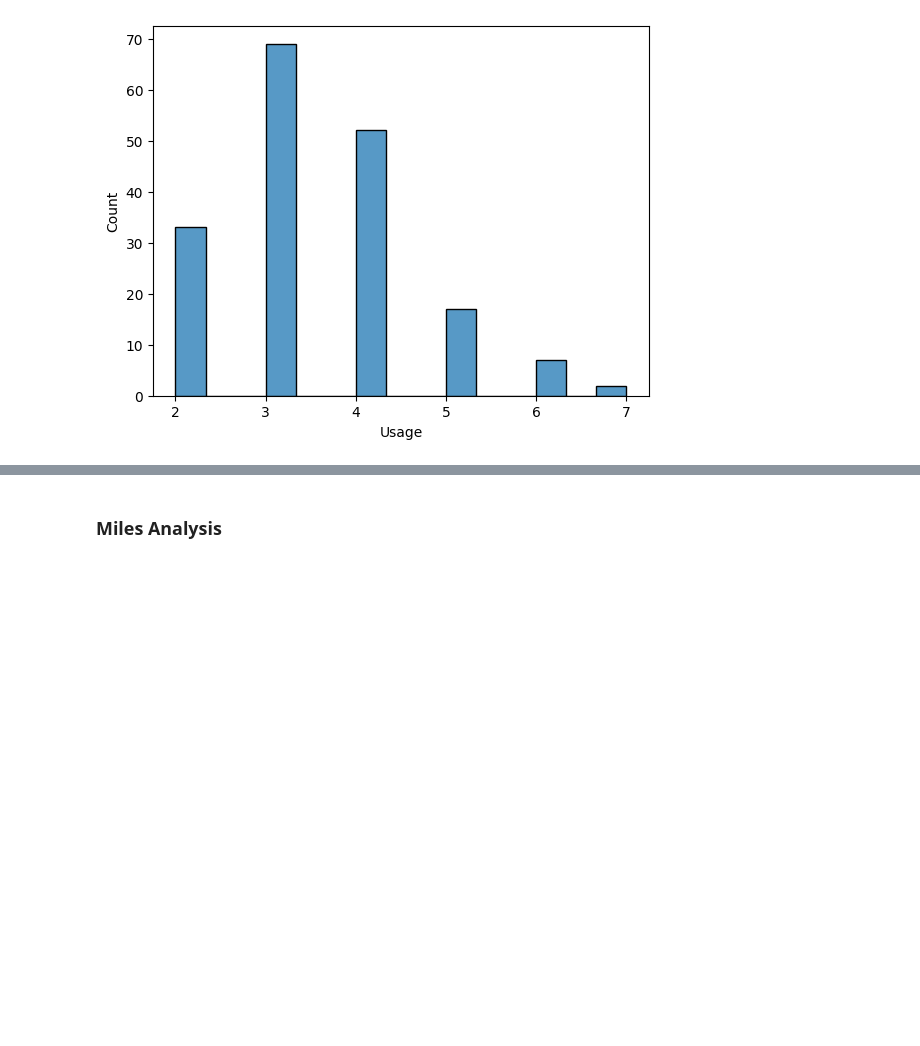
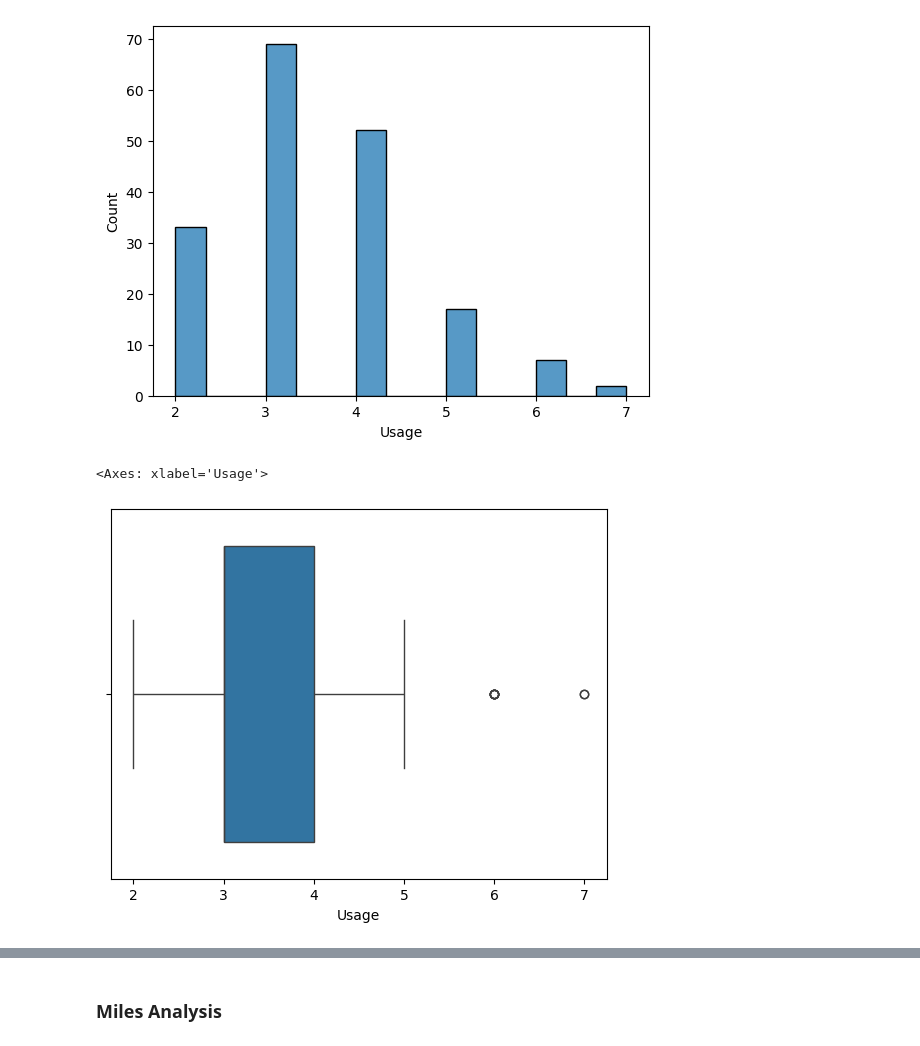
Before and after one commit to 2k4sm/aerofitAnalysis, a Jupyter notebook: aerofit_analysis.ipynb, the cells around one changed output, grey strips where cells are left out. Cells and saved outputs as stored; diff of their text form; code cells hidden in the pictures; blank space fills up the shorter version.

```diff
--- a/aerofit_analysis.ipynb
+++ b/aerofit_analysis.ipynb
@@ -275,3 +291,8 @@ sns.histplot(data=df, x="Usage")
 # %% [output]
 <Axes: xlabel='Usage', ylabel='Count'>
 [figure]
+# %%
+sns.boxplot(data=df, x="Usage")
+# %% [output]
+<Axes: xlabel='Usage'>
+[figure, added]
```
Also changed, not shown: parts of 7 cells of this notebook.
